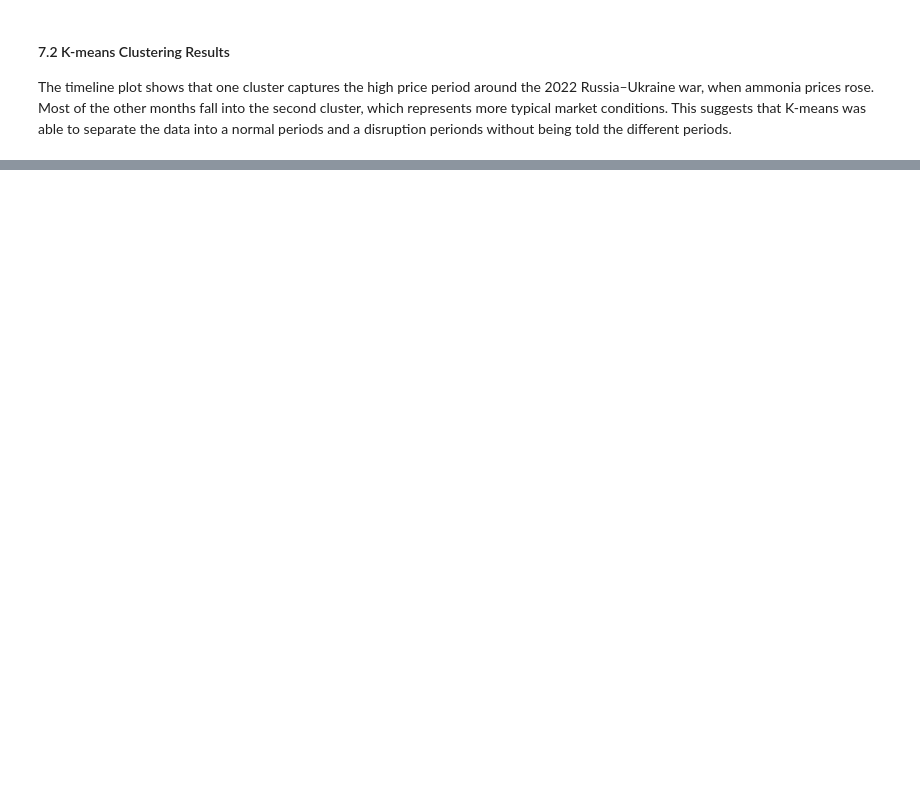
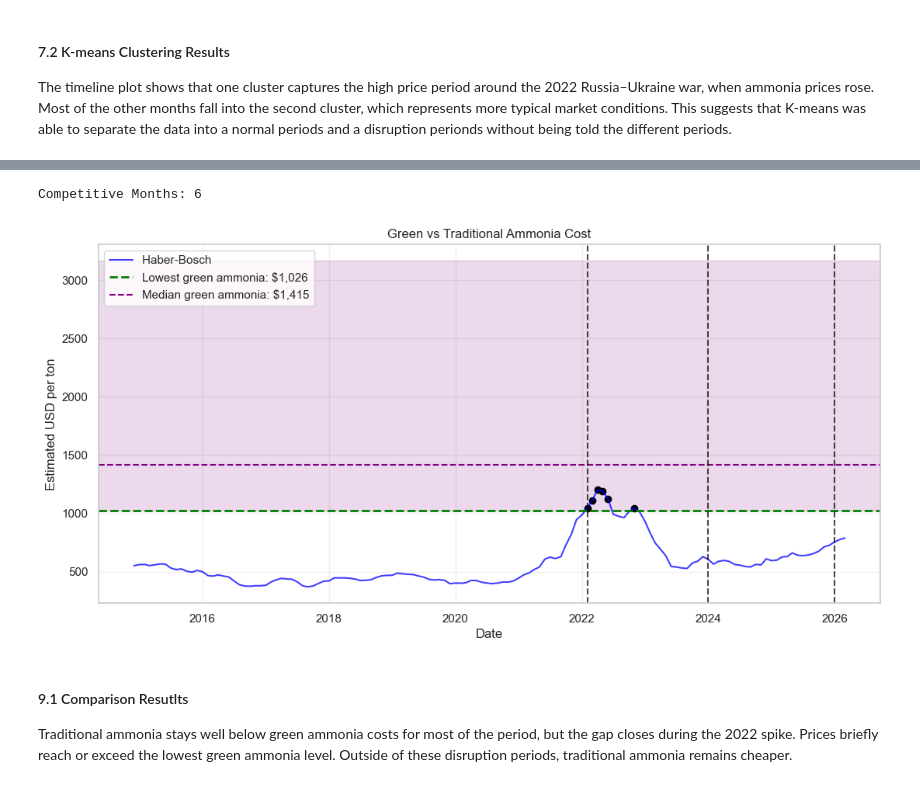
Before and after one commit to soph-k/ammonia-shock-analysis, a Jupyter notebook: ammonia_notebook.ipynb, the cells around one changed output, grey strips where cells are left out. Cells and saved outputs as stored; diff of their text form; code cells hidden in the pictures; blank space fills up the shorter version.

```diff
--- a/ammonia_notebook.ipynb
+++ b/ammonia_notebook.ipynb
@@ -483,0 +592,41 @@ The timeline plot shows that one cluster captures the high price period around t
+# %%
+df = df.sort_values("date").reset_index(drop=True)
+reference_price = 550
+ppi_reference = df.loc[df["date"] == "2014-12-01", "ammonia_ppi"].iloc[0]
+df["ammonia_usd_ton"] = df["ammonia_ppi"] * reference_price / ppi_reference
+
+green_data = green_df.copy()
+green_data["cost"] = pd.to_numeric(green_data["cost"], errors="coerce")
+green_data = green_data.dropna(subset=["cost"])
+green_data = green_data[green_data["config"].str.contains("100MW", na=False)]
+
+green_low = green_data["cost"].min()
+green_mid = green_data["cost"].median()
+green_high = green_data["cost"].max()
+competitive_months = df[df["ammonia_usd_ton"] >= green_low]
+
+print("Competitive Months:", len(competitive_months))
+
+fig, ax = plt.subplots(figsize=(13, 6))
+
+ax.plot(df["date"],df["ammonia_usd_ton"],color="blue",label="Haber-Bosch ",alpha= 0.75)
+ax.axhspan(green_low,green_high, color="purple", alpha= 0.15,)
+ax.axhline(green_low,color="green",linestyle="--",linewidth=2,label=f"Lowest green ammonia: ${green_low:,.0f}")
+ax.axhline(green_mid, color="purple",linestyle="--",label=f"Median green ammonia: ${green_mid:,.0f}")
+ax.scatter( competitive_months["date"], competitive_months["ammonia_usd_ton"], color="black",)
+
+for event_date in [ukraine_start, pause_start, hormuz_start]:
+    ax.axvline(event_date, color="black", linestyle="--", alpha=0.7)
+
+ax.set_title("Green vs Traditional Ammonia Cost")
+ax.set_xlabel("Date")
+ax.set_ylabel("Estimated USD per ton")
+ax.legend()
+ax.grid(True, alpha=0.3)
+plt.show()
+# %% [output]
+Competitive Months: 6
+[figure, added]
+# %% [markdown]
+#### 9.1 Comparison Resutlts
+Traditional ammonia stays well below green ammonia costs for most of the period, but the gap closes during the 2022 spike. Prices briefly reach or exceed the lowest green ammonia level. Outside of these disruption periods, traditional ammonia remains cheaper.
```
Also changed, not shown: parts of 16 cells of this notebook.
